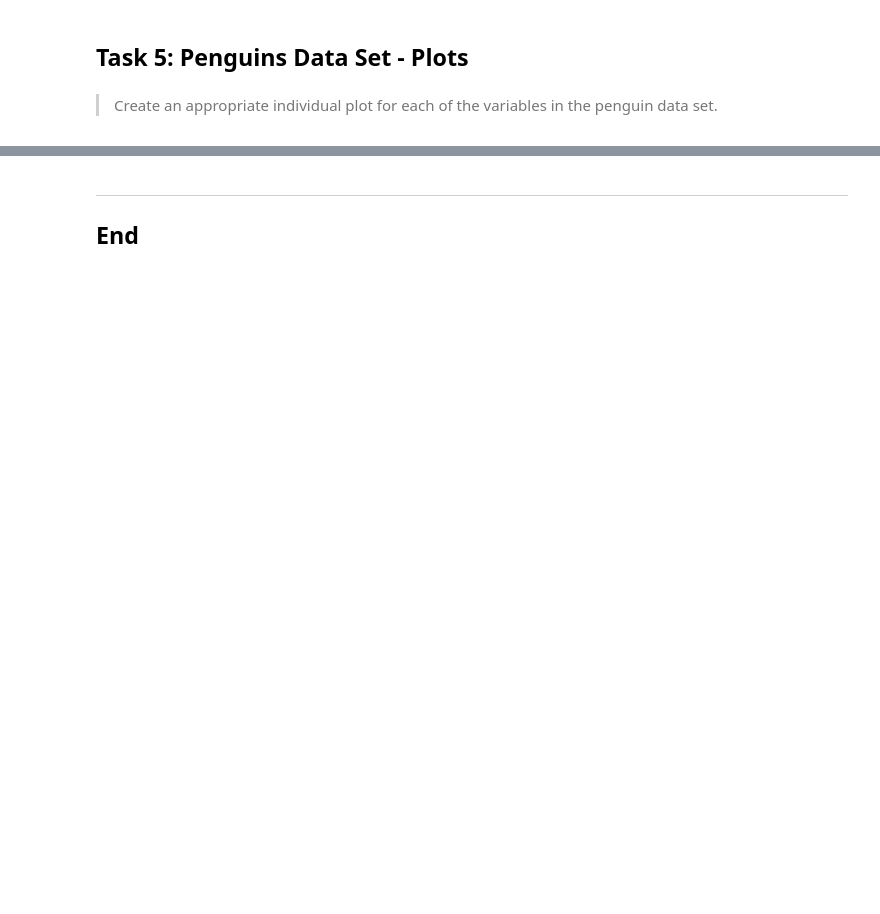
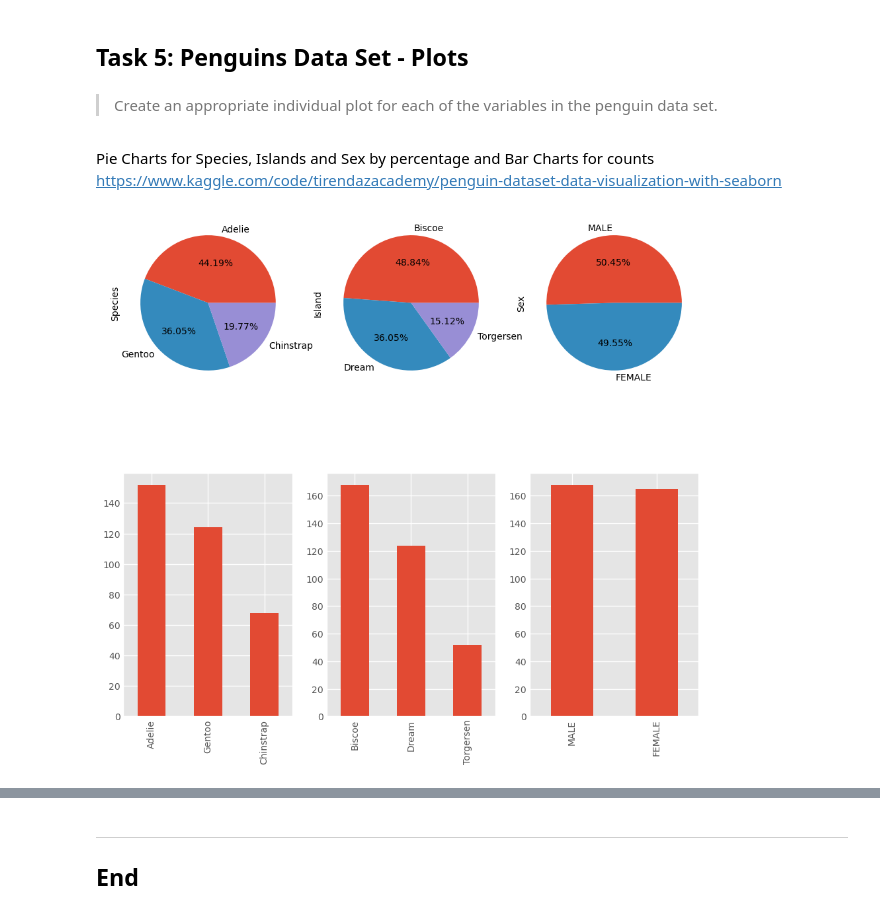
Before and after one commit to decvfox/fofda-assessment, a Jupyter notebook: tasks.ipynb, the cells around one changed output, grey strips where cells are left out. Saved outputs shown, nothing was run; the diff lists cells and outputs as text; code cells hidden in the pictures; blank space fills up the shorter version.

```diff
--- a/tasks.ipynb
+++ b/tasks.ipynb
@@ -196,3 +225,27 @@ ax.plot(p, (H(p) + H(p)));
 ## Task 5: Penguins Data Set - Plots
 # %% [markdown]
 > Create an appropriate individual plot for each of the variables in the penguin data set.
+# %% [markdown]
+Pie Charts for Species, Islands and Sex by percentage and Bar Charts for counts
+https://www.kaggle.com/code/tirendazacademy/penguin-dataset-data-visualization-with-seaborn
+# %%
+#plt.style.use('fivethirtyeight')
+plt.style.use('ggplot')
+
+species_count=df.species.value_counts()
+island_count=df.island.value_counts()
+sex_count=df.sex.value_counts()
+
+fig, ((ax, ax1, ax2), (ax3, ax4, ax5)) = plt.subplots(ncols=3, nrows=2,  figsize=(10, 10))
+
+species_count.plot(kind = 'pie', label = 'Species', autopct="%.2f%%", ax=ax)
+island_count.plot(kind = 'pie', label = 'Island', autopct="%.2f%%", ax=ax1)
+sex_count.plot(kind = 'pie', label = 'Sex', autopct="%.2f%%", ax=ax2)
+
+species_count.plot(kind = 'bar', label = 'Species', ax=ax3)
+island_count.plot(kind = 'bar', label = 'Island', ax=ax4)
+sex_count.plot(kind = 'bar', label = 'Sex', ax=ax5)
+
+plt.show()
+# %% [output]
+[figure, added]
```
Also changed, not shown: parts of 14 cells of this notebook, 1 other file.
